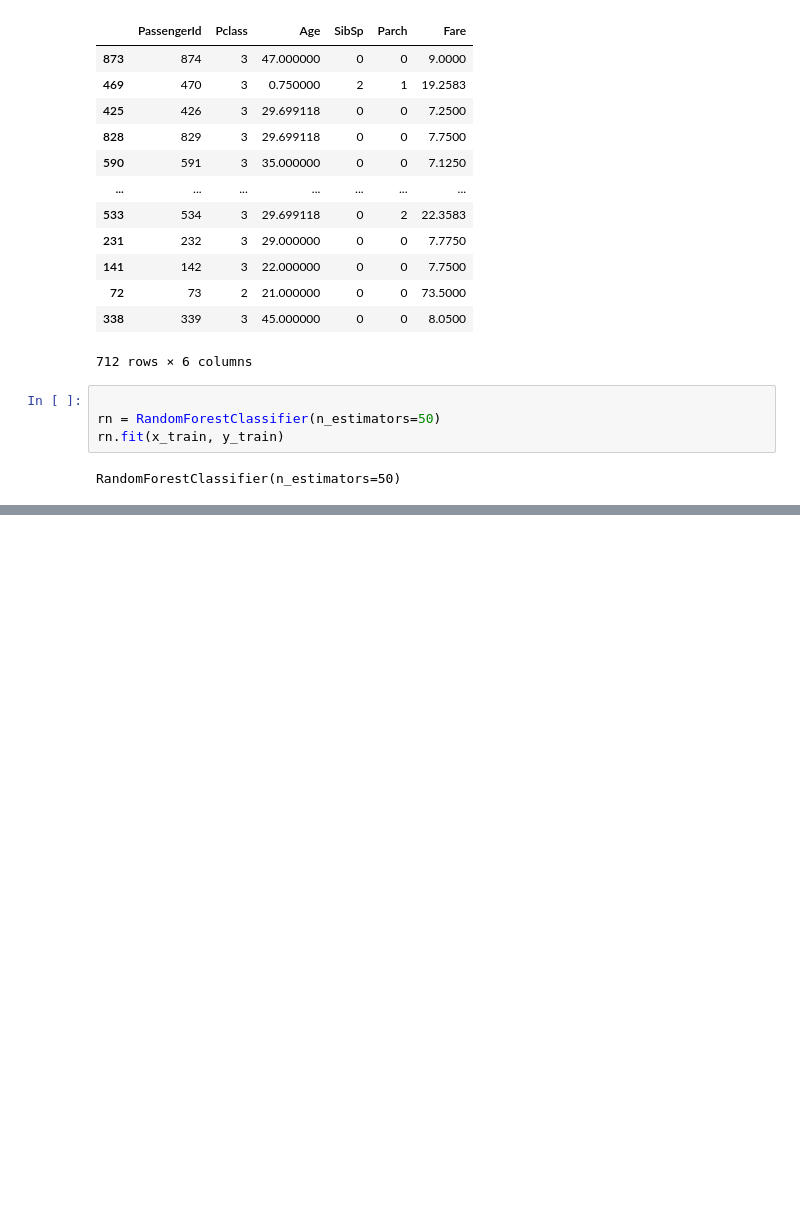
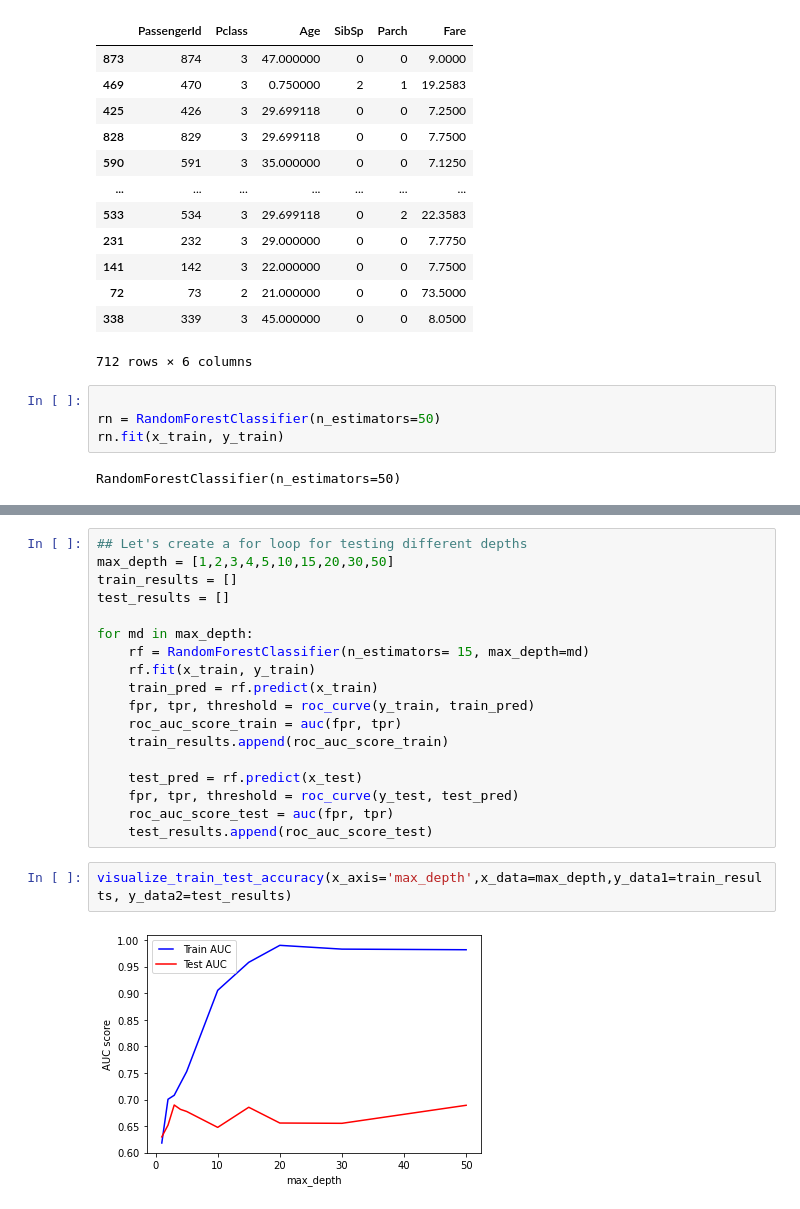
Before and after one commit to iamatul1214/Machine-learning-, a Jupyter notebook: Random Forest classification -- Bagging method.ipynb, the cells around one changed output, grey strips where cells are left out. Drawn from its saved outputs; the diff is of its cells as text; blank space fills up the shorter version.

```diff
--- a/Random Forest classification -- Bagging method.ipynb
+++ b/Random Forest classification -- Bagging method.ipynb
@@ -167,0 +200,22 @@ roc_auc_score
+# %%
+## Let's create a for loop for testing different depths
+max_depth = [1,2,3,4,5,10,15,20,30,50]
+train_results = []
+test_results = []
+
+for md in max_depth:
+    rf = RandomForestClassifier(n_estimators= 15, max_depth=md)
+    rf.fit(x_train, y_train)
+    train_pred = rf.predict(x_train)
+    fpr, tpr, threshold = roc_curve(y_train, train_pred)
+    roc_auc_score_train = auc(fpr, tpr)
+    train_results.append(roc_auc_score_train)
+
+    test_pred = rf.predict(x_test)
+    fpr, tpr, threshold = roc_curve(y_test, test_pred)
+    roc_auc_score_test = auc(fpr, tpr)
+    test_results.append(roc_auc_score_test)
+# %%
+visualize_train_test_accuracy(x_axis='max_depth',x_data=max_depth,y_data1=train_results, y_data2=test_results)
+# %% [output]
+[figure, added]
```
Also changed, not shown: parts of 9 cells of this notebook, 1 other file.
